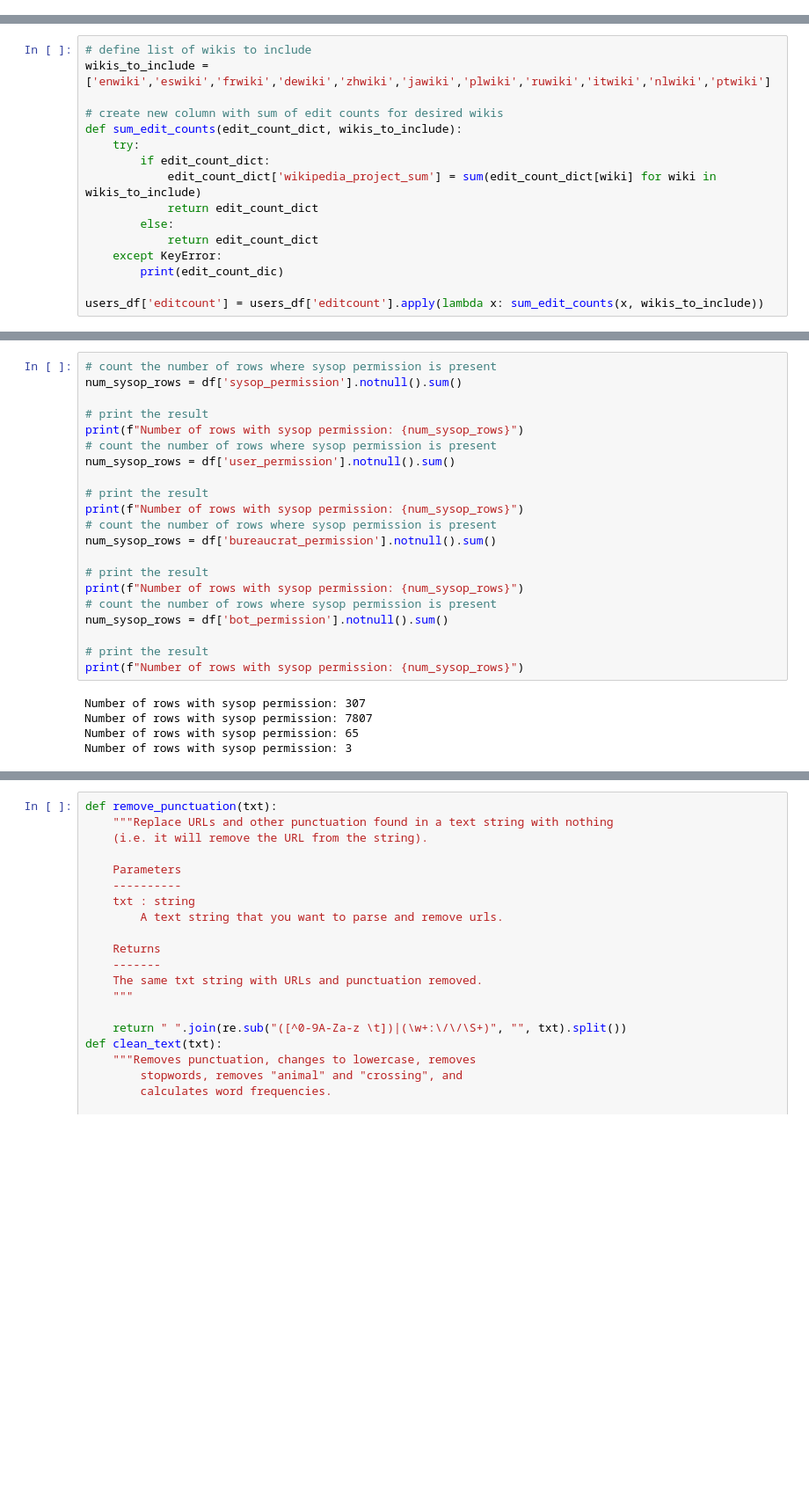
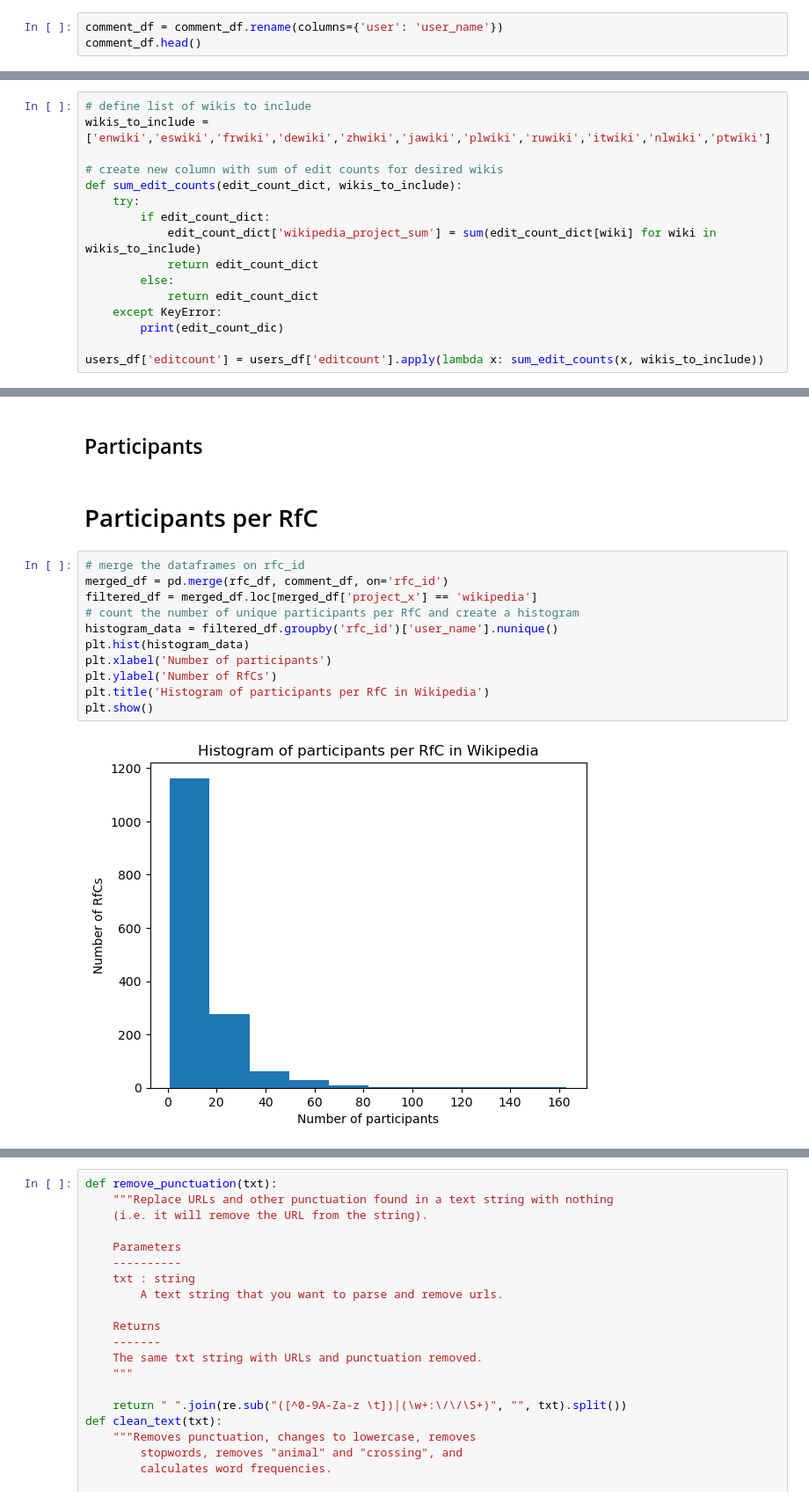
Before and after one commit to mrspacerobot/wiki_delib, a Jupyter notebook: data_analysis/data_analysis.ipynb, the cells around one changed output, grey strips where cells are left out. Shown at 88% size. Cells and saved outputs as stored; diff of their text form; blank space fills up the shorter version.

```diff
--- a/data_analysis/data_analysis.ipynb
+++ b/data_analysis/data_analysis.ipynb
@@ -29,0 +34,3 @@ rfc_df.head()
+# %%
+comment_df = comment_df.rename(columns={'user': 'user_name'})
+comment_df.head()
@@ -196,26 +112,17 @@ See the caveats in the documentation: https://pandas.pydata.org/pandas-docs/stab
-# %%
-# count the number of rows where sysop permission is present
-num_sysop_rows = df['sysop_permission'].notnull().sum()
-
-# print the result
-print(f"Number of rows with sysop permission: {num_sysop_rows}")
-# count the number of rows where sysop permission is present
-num_sysop_rows = df['user_permission'].notnull().sum()
-
-# print the result
-print(f"Number of rows with sysop permission: {num_sysop_rows}")
-# count the number of rows where sysop permission is present
-num_sysop_rows = df['bureaucrat_permission'].notnull().sum()
-
-# print the result
-print(f"Number of rows with sysop permission: {num_sysop_rows}")
-# count the number of rows where sysop permission is present
-num_sysop_rows = df['bot_permission'].notnull().sum()
-
-# print the result
-print(f"Number of rows with sysop permission: {num_sysop_rows}")
-# %% [output]
-Number of rows with sysop permission: 307
-Number of rows with sysop permission: 7807
-Number of rows with sysop permission: 65
-Number of rows with sysop permission: 3
+# %% [markdown]
+## Participants
+# %% [markdown]
+# Participants per RfC
+# %%
+# merge the dataframes on rfc_id
+merged_df = pd.merge(rfc_df, comment_df, on='rfc_id')
+filtered_df = merged_df.loc[merged_df['project_x'] == 'wikipedia']
+# count the number of unique participants per RfC and create a histogram
+histogram_data = filtered_df.groupby('rfc_id')['user_name'].nunique()
+plt.hist(histogram_data)
+plt.xlabel('Number of participants')
+plt.ylabel('Number of RfCs')
+plt.title('Histogram of participants per RfC in Wikipedia')
+plt.show()
+# %% [output]
+[figure, added]
```
Also changed, not shown: parts of 47 cells of this notebook, 5 other files.
